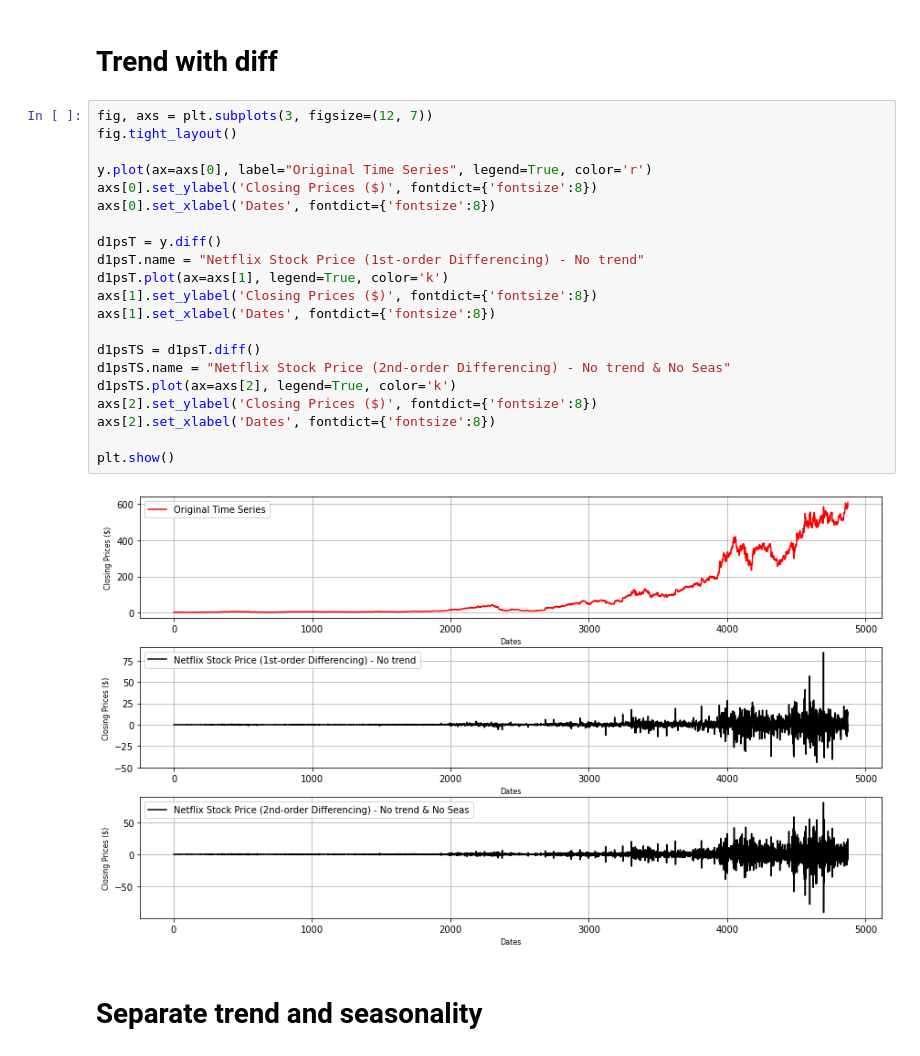
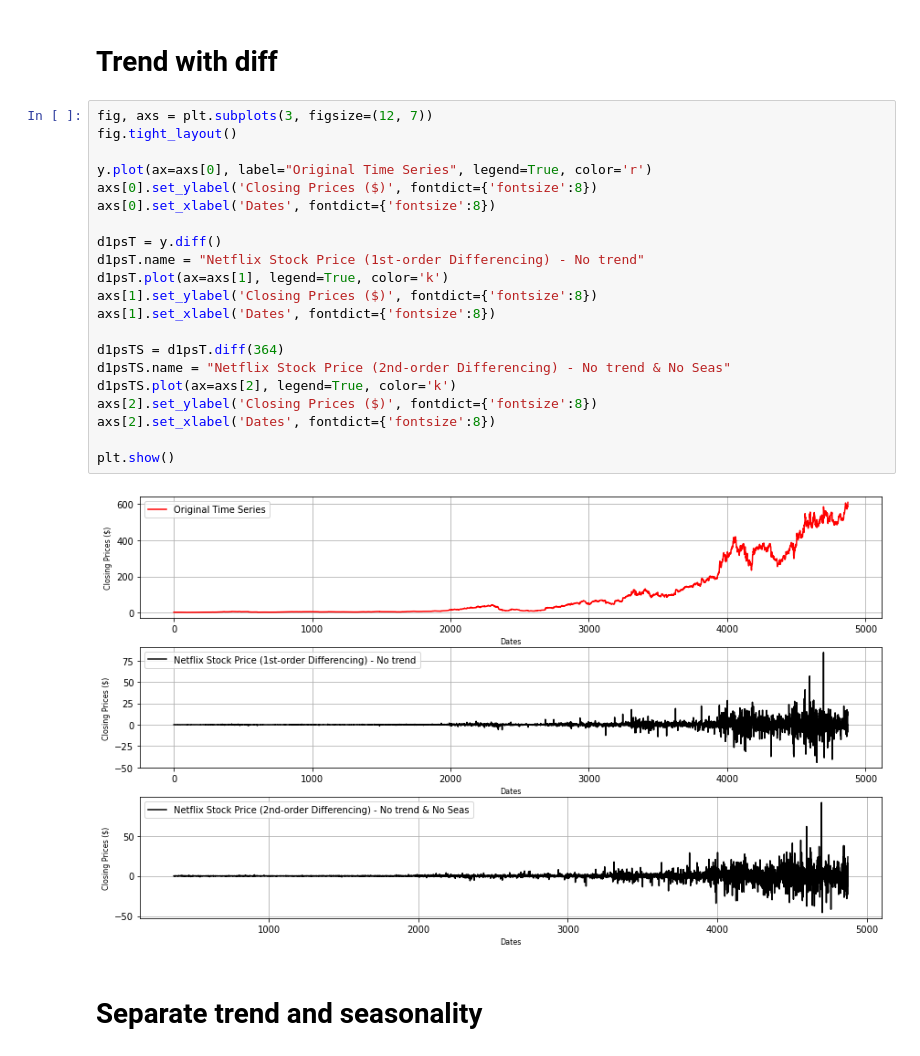
Before and after one commit to tfernandes14/ASTP-Project, a Jupyter notebook: Project.ipynb, the cells around one changed output. Cells and saved outputs as stored; diff of their text form.

```diff
--- a/Project.ipynb
+++ b/Project.ipynb
@@ -415,26 +418,26 @@ plot_data(
 # %%
 fig, axs = plt.subplots(3, figsize=(12, 7))
 fig.tight_layout()
 
 y.plot(ax=axs[0], label="Original Time Series", legend=True, color='r')
 axs[0].set_ylabel('Closing Prices ($)', fontdict={'fontsize':8})
 axs[0].set_xlabel('Dates', fontdict={'fontsize':8})
 
 d1psT = y.diff()
 d1psT.name = "Netflix Stock Price (1st-order Differencing) - No trend"
 d1psT.plot(ax=axs[1], legend=True, color='k')
 axs[1].set_ylabel('Closing Prices ($)', fontdict={'fontsize':8})
 axs[1].set_xlabel('Dates', fontdict={'fontsize':8})
 
-d1psTS = d1psT.diff()
+d1psTS = d1psT.diff(364)
 d1psTS.name = "Netflix Stock Price (2nd-order Differencing) - No trend & No Seas"
 d1psTS.plot(ax=axs[2], legend=True, color='k')
 axs[2].set_ylabel('Closing Prices ($)', fontdict={'fontsize':8})
 axs[2].set_xlabel('Dates', fontdict={'fontsize':8})
 
 plt.show()
 # %% [output]
-[figure, old version]
+[figure, new version]
 # %% [markdown]
 # Separate trend and seasonality
 # %%
```
Also changed, not shown: parts of 36 cells of this notebook, 15 other files.
